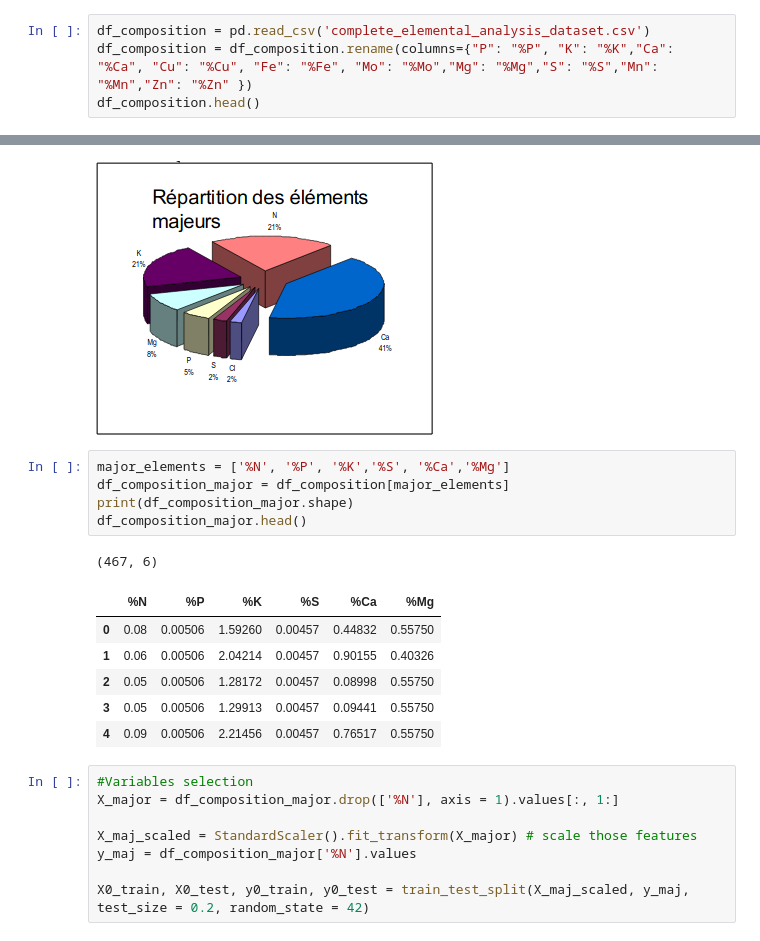
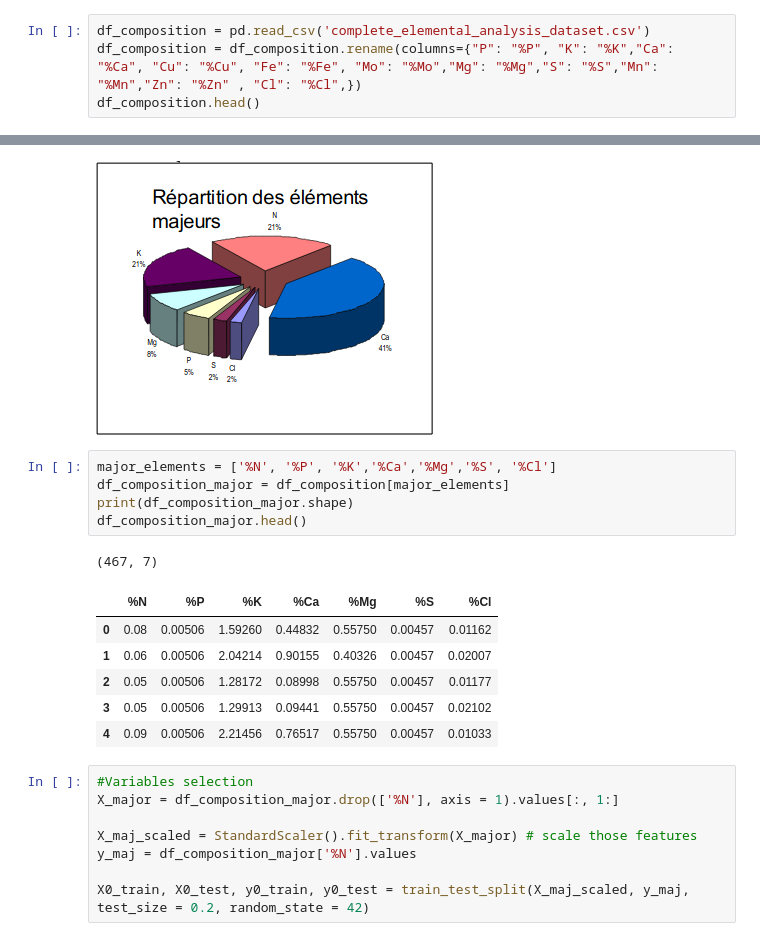
Before and after one commit to opsabarsec/African-soil-chemistry, a Jupyter notebook: afsis-soil-chem-MODEL.ipynb, the cells around one changed output, grey strips where cells are left out. Cells and saved outputs as stored; diff of their text form.

```diff
--- a/afsis-soil-chem-MODEL.ipynb
+++ b/afsis-soil-chem-MODEL.ipynb
@@ -60,7 +60,7 @@ from sklearn.neighbors import KNeighborsRegressor
 from sklearn.model_selection import GridSearchCV
 # %%
 df_composition = pd.read_csv('complete_elemental_analysis_dataset.csv')
-df_composition = df_composition.rename(columns={"P": "%P", "K": "%K","Ca": "%Ca", "Cu": "%Cu", "Fe": "%Fe", "Mo": "%Mo","Mg": "%Mg","S": "%S","Mn": "%Mn","Zn": "%Zn" })
+df_composition = df_composition.rename(columns={"P": "%P", "K": "%K","Ca": "%Ca", "Cu": "%Cu", "Fe": "%Fe", "Mo": "%Mo","Mg": "%Mg","S": "%S","Mn": "%Mn","Zn": "%Zn" , "Cl": "%Cl",})
 df_composition.head()
 # %% [output]
 |  | SSN | pH | %N | %C | C % Inorg | C % Org | Am Ox_Al mg/kg | Am Ox-Fe mg/kg | AmOx-Mn/mg/kg | ... |
@@ -223,18 +223,18 @@ Image(filename='img/majorelements.png')
 # %% [output]
 [figure]
 # %%
-major_elements = ['%N', '%P', '%K','%S', '%Ca','%Mg']
+major_elements = ['%N', '%P', '%K','%Ca','%Mg','%S', '%Cl']
 df_composition_major = df_composition[major_elements]
 print(df_composition_major.shape)
 df_composition_major.head()
 # %% [output]
-(467, 6)
+(467, 7)
-|  | %N | %P | %K | %S | %Ca | %Mg |
-| 0 | 0.08 | 0.00506 | 1.59260 | 0.00457 | 0.44832 | 0.55750 |
-| 1 | 0.06 | 0.00506 | 2.04214 | 0.00457 | 0.90155 | 0.40326 |
-| 2 | 0.05 | 0.00506 | 1.28172 | 0.00457 | 0.08998 | 0.55750 |
-| 3 | 0.05 | 0.00506 | 1.29913 | 0.00457 | 0.09441 | 0.55750 |
-| 4 | 0.09 | 0.00506 | 2.21456 | 0.00457 | 0.76517 | 0.55750 |
+|  | %N | %P | %K | %Ca | %Mg | %S | %Cl |
+| 0 | 0.08 | 0.00506 | 1.59260 | 0.44832 | 0.55750 | 0.00457 | 0.01162 |
+| 1 | 0.06 | 0.00506 | 2.04214 | 0.90155 | 0.40326 | 0.00457 | 0.02007 |
+| 2 | 0.05 | 0.00506 | 1.28172 | 0.08998 | 0.55750 | 0.00457 | 0.01177 |
+| 3 | 0.05 | 0.00506 | 1.29913 | 0.09441 | 0.55750 | 0.00457 | 0.02102 |
+| 4 | 0.09 | 0.00506 | 2.21456 | 0.76517 | 0.55750 | 0.00457 | 0.01033 |
 # %%
 #Variables selection
 X_major = df_composition_major.drop(['%N'], axis = 1).values[:, 1:]
```
Also changed, not shown: parts of 3 cells of this notebook, 2 other files.
